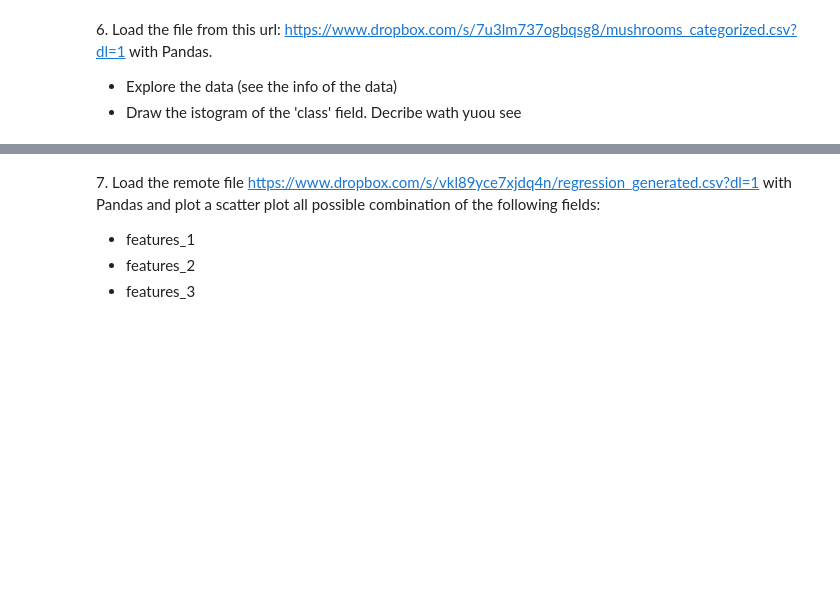
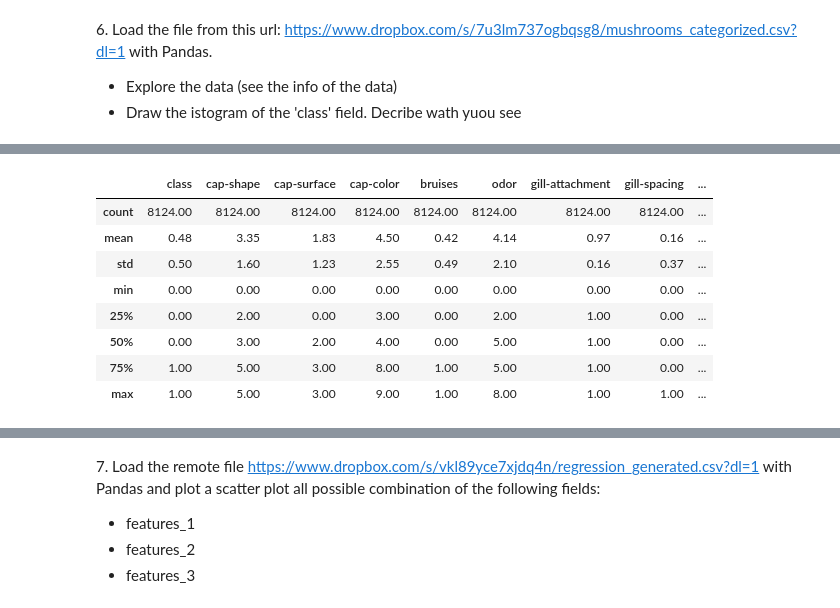
Before and after one commit to M-FedonVocaturo/LaboratoryOfComputationalPhysics_Y5, a Jupyter notebook: 05ex_OSEMN.ipynb, the cells around one changed output, grey strips where cells are left out. Cells and saved outputs as stored; diff of their text form; code cells hidden in the pictures; blank space fills up the shorter version.

```diff
--- a/05ex_OSEMN.ipynb
+++ b/05ex_OSEMN.ipynb
@@ -159,0 +353,13 @@ error: unpack requires a buffer of 2 bytes
+# %%
+datam.describe()
+#This function shows you some basic descriptive statistics for all numeric columns:
+# %% [output]
+|  | class | cap-shape | cap-surface | cap-color | bruises | odor | gill-attachment | gill-spacing | ... |
+| count | 8124.00 | 8124.00 | 8124.00 | 8124.00 | 8124.00 | 8124.00 | 8124.00 | 8124.00 | ... |
+| mean | 0.48 | 3.35 | 1.83 | 4.50 | 0.42 | 4.14 | 0.97 | 0.16 | ... |
+| std | 0.50 | 1.60 | 1.23 | 2.55 | 0.49 | 2.10 | 0.16 | 0.37 | ... |
+| min | 0.00 | 0.00 | 0.00 | 0.00 | 0.00 | 0.00 | 0.00 | 0.00 | ... |
+| 25% | 0.00 | 2.00 | 0.00 | 3.00 | 0.00 | 2.00 | 1.00 | 0.00 | ... |
+| 50% | 0.00 | 3.00 | 2.00 | 4.00 | 0.00 | 5.00 | 1.00 | 0.00 | ... |
+| 75% | 1.00 | 5.00 | 3.00 | 8.00 | 1.00 | 5.00 | 1.00 | 0.00 | ... |
+| max | 1.00 | 5.00 | 3.00 | 9.00 | 1.00 | 8.00 | 1.00 | 1.00 | ... |
```
Also changed, not shown: parts of 24 cells of this notebook.
